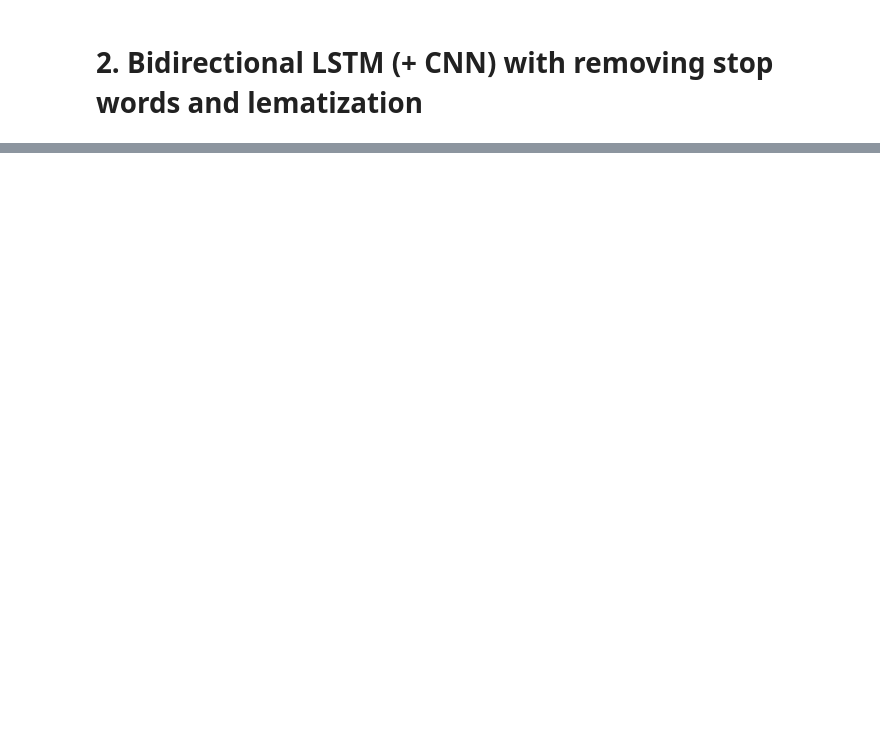
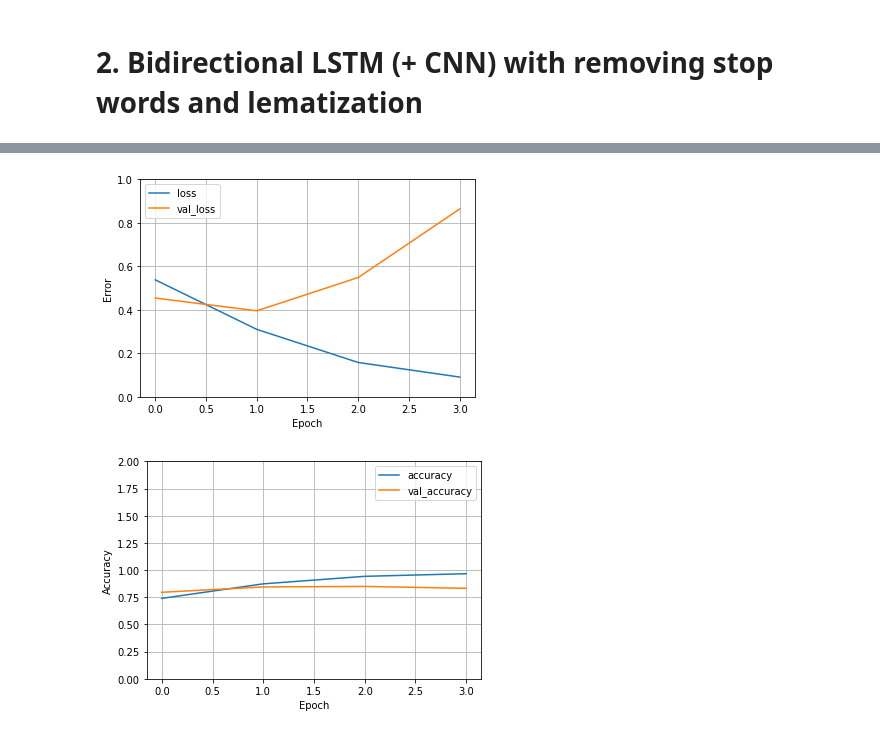
Before and after one commit to stazam/DTSE-project, a Jupyter notebook: DTSE_steam_data_reviews_model_building.ipynb, the cells around one changed output, grey strips where cells are left out. Saved outputs shown, nothing was run; the diff lists cells and outputs as text; code cells hidden in the pictures; blank space fills up the shorter version.

```diff
--- a/DTSE_steam_data_reviews_model_building.ipynb
+++ b/DTSE_steam_data_reviews_model_building.ipynb
@@ -449,10 +505,10 @@ max_length = 5000
 trunc_type='post'
 padding_type='post'
 oov_tok = "<OOV>"
-vocab_size = 10000
+vocab_size = 35863
 #training_size = 20000
 
-tokenizer = Tokenizer(num_words=vocab_size, oov_token=oov_tok)
-tokenizer.fit_on_texts(X_train_NN)
+tokenizer_1 = Tokenizer(num_words=vocab_size, oov_token=oov_tok)
+tokenizer_1.fit_on_texts(X_train_NN)
 
-print('Vocabulary is {} words large'.format(len(tokenizer.word_index)))
+print('Vocabulary is {} words large'.format(len(tokenizer_1.word_index)))
@@ -461,8 +531,8 @@ sorted(tokenizer.word_counts.items(), key = lambda t: t[1])[47000:]
 # %%
-X_train_NN = tokenizer.texts_to_sequences(X_train_NN)
+X_train_NN = tokenizer_1.texts_to_sequences(X_train_NN)
 X_train_padded_NN = np.array(pad_sequences(X_train_NN, maxlen=max_length, padding=padding_type, truncating=trunc_type))
 
-X_test_NN = tokenizer.texts_to_sequences(X_test_NN)
+X_test_NN = tokenizer_1.texts_to_sequences(X_test_NN)
 X_test_padded_NN = np.array(pad_sequences(X_test_NN, maxlen=max_length, padding=padding_type, truncating=trunc_type))
 # %%
 METRICS = [
@@ -471,16 +541,17 @@ METRICS = [
       tf.keras.metrics.Recall(name='recall')
 ]
 
-model = tf.keras.Sequential()
+model_1 = tf.keras.Sequential()
 
-model.add(Embedding(vocab_size,240, input_length = max_length))
-model.add(Bidirectional(keras.layers.LSTM(64, return_sequences=True)))
-model.add(Bidirectional(keras.layers.LSTM(32, return_sequences=True)))
-model.add(Flatten()),
-Dropout(0.5),
-model.add(Dense(1,activation = 'sigmoid'))
+model_1.add(Embedding(vocab_size,240, input_length = max_length))
+model_1.add(Bidirectional(keras.layers.LSTM(64, return_sequences=True)))
+model_1.add(Bidirectional(keras.layers.LSTM(32, return_sequences=True)))
+model_1.add(Dropout(0.5)),
+model_1.add(Flatten()),
+model_1.add(Dropout(0.5)),
+model_1.add(Dense(1,activation = 'sigmoid'))
 
 
-model.compile(loss = 'binary_crossentropy',optimizer='adam',metrics = METRICS)
+model_1.compile(loss = 'binary_crossentropy',optimizer='adam',metrics = METRICS)
 
-model.summary()
+model_1.summary()
@@ -487,2 +576,4 @@ model.summary()
 # %%
-history = model.fit(X_train_padded_NN, y_train, epochs=1, validation_data=(X_test_padded_NN, y_test), verbose = 1)
+%%time
+
+history_1 = model_1.fit(X_train_padded_NN, y_train, epochs=4, validation_data=(X_test_padded_NN, y_test), verbose = 1)
@@ -489 +591,6 @@ history = model.fit(X_train_padded_NN, y_train, epochs=1, validation_data=(X_tes
+# %%
+plot_loss(history_1)
+# %% [output]
+[figure, added]
+[figure, added]
 # %%
```
Also changed, not shown: parts of 36 cells of this notebook.
